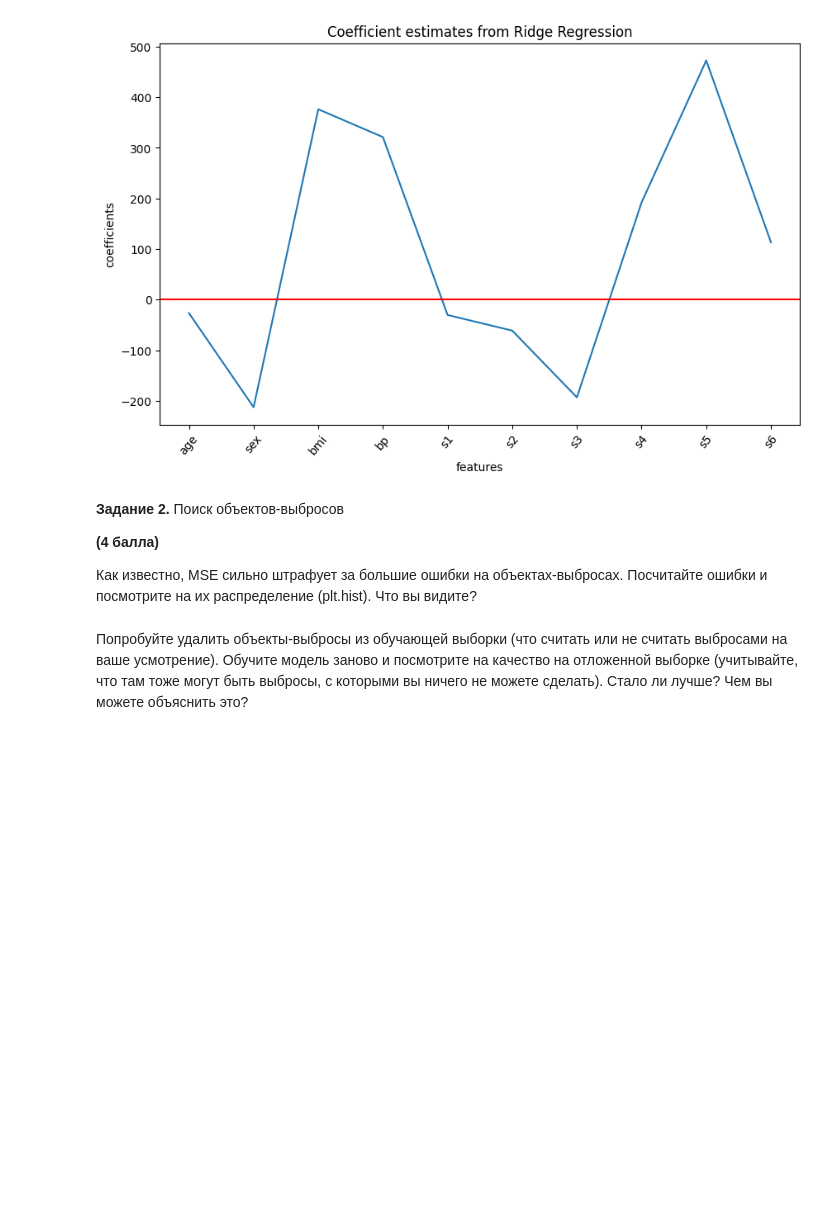
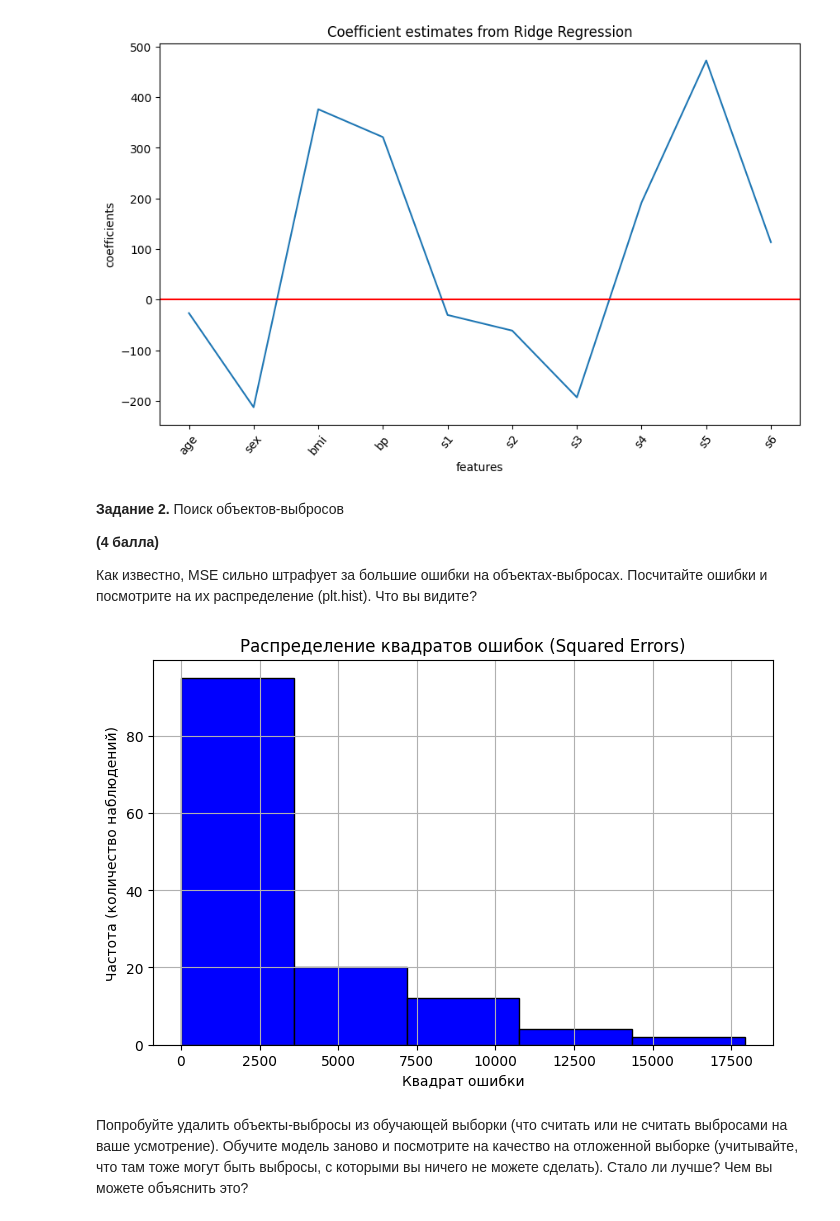
Before and after one commit to NikitaCat81/MLAESCTeminNikita, a Jupyter notebook: task4_linreg_tune_practice/task4_linreg_tune_practice.ipynb, the cells around one changed output. Cells and saved outputs as stored; diff of their text form; code cells hidden in the pictures; blank space fills up the shorter version.

```diff
--- a/task4_linreg_tune_practice/task4_linreg_tune_practice.ipynb
+++ b/task4_linreg_tune_practice/task4_linreg_tune_practice.ipynb
@@ -96,2 +92,18 @@ __Задание 2.__ Поиск объектов-выбросов
+# %%
+# code here
+L1.fit(X_train, y_train)
+y_pred = L1.predict(X_test)
+
+squared_errors = (y_test - y_pred) ** 2
+
+plt.figure(figsize=(8, 5))
+plt.hist(squared_errors, bins=5, color='blue', edgecolor='black')
+plt.title('Распределение квадратов ошибок (Squared Errors)')
+plt.xlabel('Квадрат ошибки')
+plt.ylabel('Частота (количество наблюдений)')
+plt.grid(True)
+plt.show()
+# %% [output]
+[figure, added]
 # %% [markdown]
 Попробуйте удалить объекты-выбросы из обучающей выборки (что считать или не считать выбросами на ваше усмотрение). Обучите модель заново и посмотрите на качество на отложенной выборке (учитывайте, что там тоже могут быть выбросы, с которыми вы ничего не можете сделать). Стало ли лучше? Чем вы можете объяснить это?
```
Also changed, not shown: parts of 3 cells of this notebook, 2 other files.
